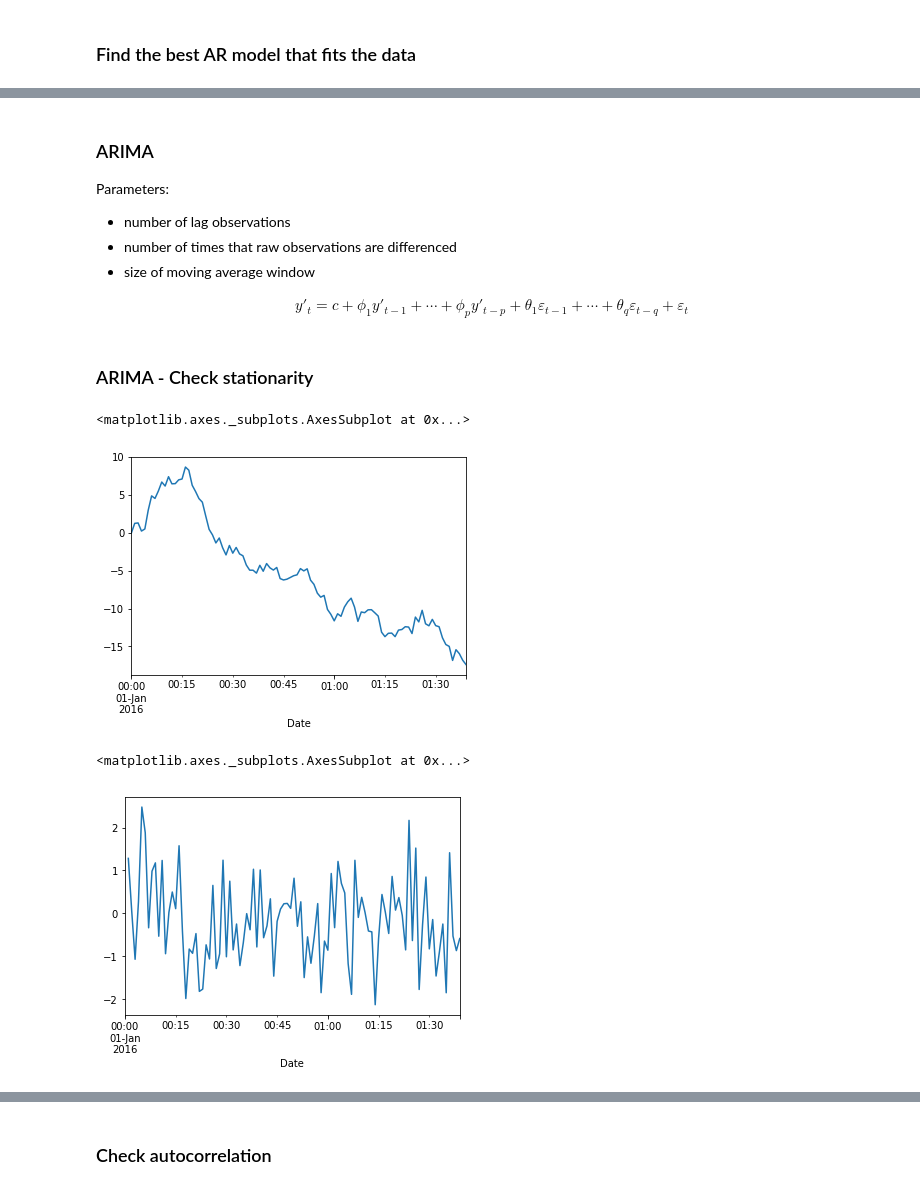
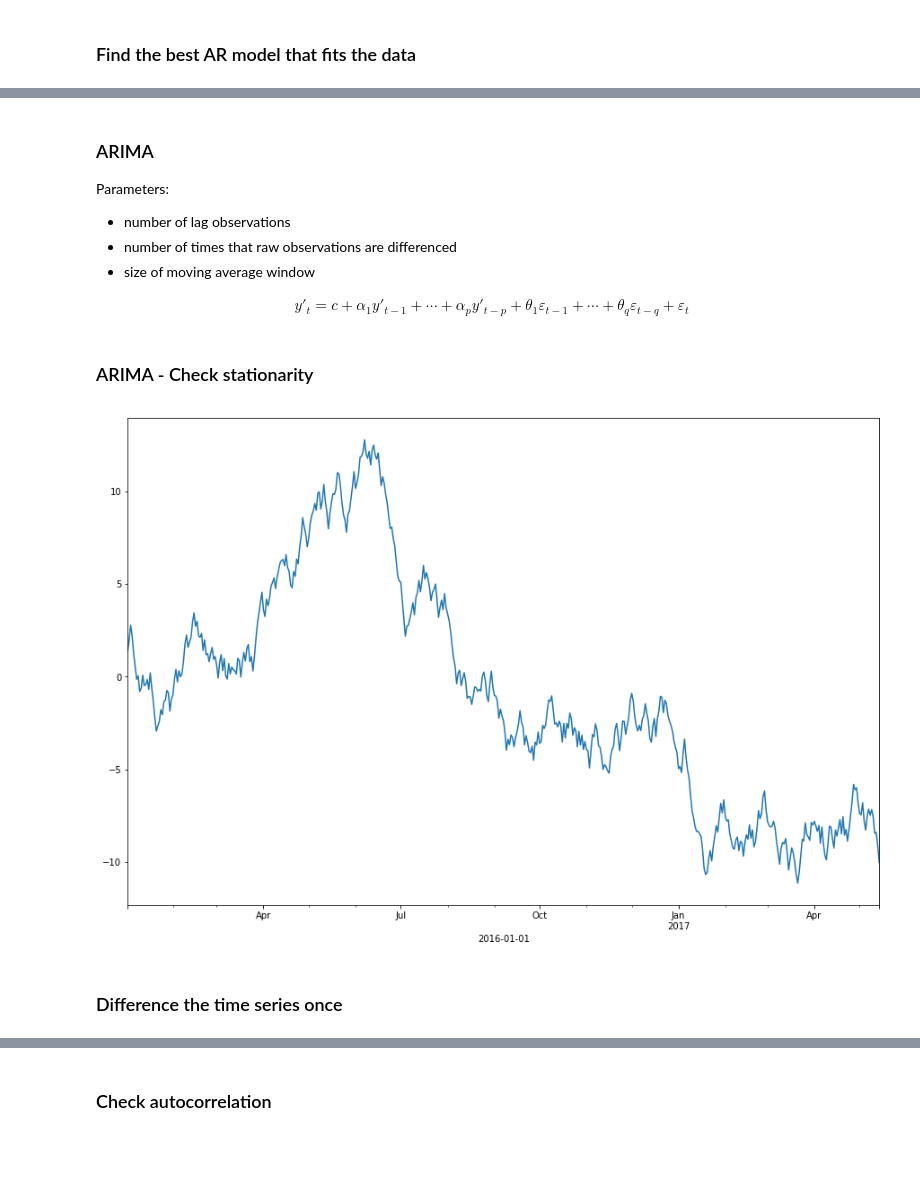
Before and after one commit to NRauschmayr/Seattle_Workshop, a Jupyter notebook: Forecasting/Forecasting.ipynb, the cells around one changed output, grey strips where cells are left out. Saved outputs shown, nothing was run; the diff lists cells and outputs as text; code cells hidden in the pictures; blank space fills up the shorter version.

```diff
--- a/Forecasting/Forecasting.ipynb
+++ b/Forecasting/Forecasting.ipynb
@@ -125,7 +140,7 @@ Parameters:
 
 <div align="center"> $
 \begin{equation}
-  y'_{t} = c + \phi_{1}y'_{t-1} + \cdots + \phi_{p}y'_{t-p}
+  y'_{t} = c + \alpha_{1}y'_{t-1} + \cdots + \alpha_{p}y'_{t-p}
      + \theta_{1}\varepsilon_{t-1} + \cdots + \theta_{q}\varepsilon_{t-q} + \varepsilon_{t}
 \end{equation}
 $ </div>
@@ -134,13 +149,15 @@ $ </div>
 # %%
 import pandas as pd
 
-df = pd.Series.from_csv("data/example_time_series.csv", header=0)
+df = pd.Series.from_csv("data/example_temperature.csv", header=0)
 df.plot()
+
+def resize_figure(width=15, height=10):
+    f = plt.gcf()
+    f.set_figheight(height)
+    f.set_figwidth(width)
+resize_figure()
 # %% [output]
-<matplotlib.axes._subplots.AxesSubplot at 0x...>
-[figure, old version]
+[figure, new version]
-# %%
-df.diff().plot()
-# %% [output]
-<matplotlib.axes._subplots.AxesSubplot at 0x...>
-[figure, removed]
+# %% [markdown]
+### Difference the time series once
```
Also changed, not shown: parts of 34 cells of this notebook.
